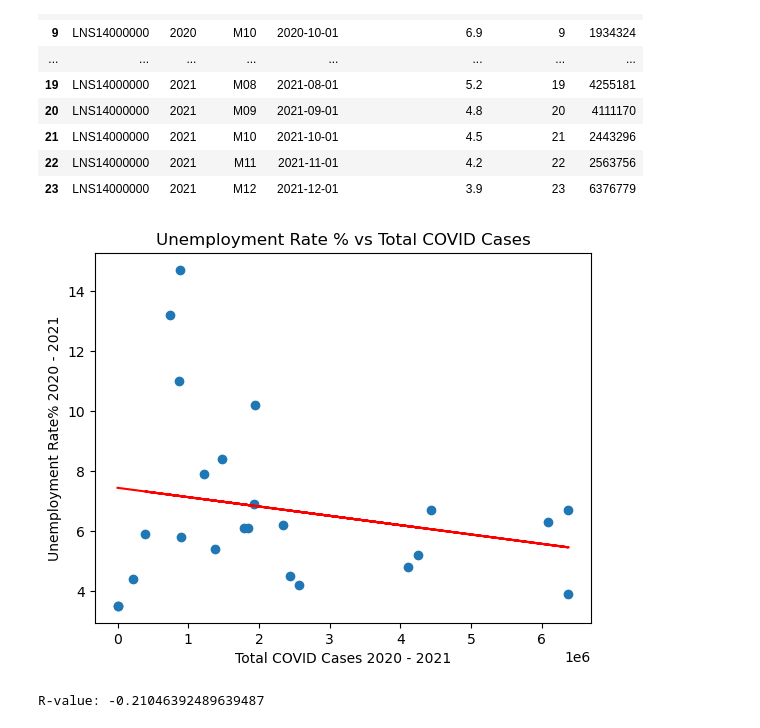
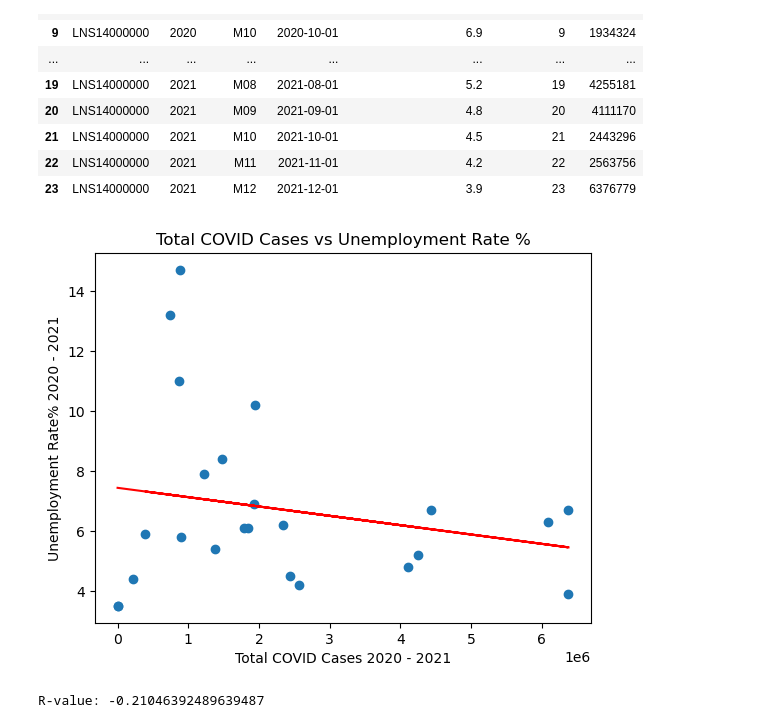
Before and after one commit to mike2463/Group-Project, a Jupyter notebook: Cleaned_Data/Code_Files/UR_Covid.ipynb, the cells around one changed output. Drawn from its saved outputs; the diff is of its cells as text; code cells hidden in the pictures.

Commit message:
Updated graph title

```diff
--- a/Cleaned_Data/Code_Files/UR_Covid.ipynb
+++ b/Cleaned_Data/Code_Files/UR_Covid.ipynb
@@ -92,9 +104,11 @@ def lregress(x_values, y_values, title, xlabel, ylabel, text_coordinates):
     plt.show()
     print('R-value:', rvalue)
 # %%
+#map and label axis
+
 x_values = UR_and_TCC["new_case"]
 y_values = UR_and_TCC["Unemployment Rate %"]
-lregress(x_values, y_values, 'Unemployment Rate % vs Total COVID Cases', 'Total COVID Cases 2020 - 2021', 'Unemployment Rate% 2020 - 2021', (10000000, 20))
+lregress(x_values, y_values, 'Total COVID Cases vs Unemployment Rate %', 'Total COVID Cases 2020 - 2021', 'Unemployment Rate% 2020 - 2021', (10000000, 20))
 # %% [output]
-[figure, old version]
+[figure, new version]
 R-value: -0.21046392489639487
```
Also changed, not shown: parts of 6 cells of this notebook, 1 other file.
